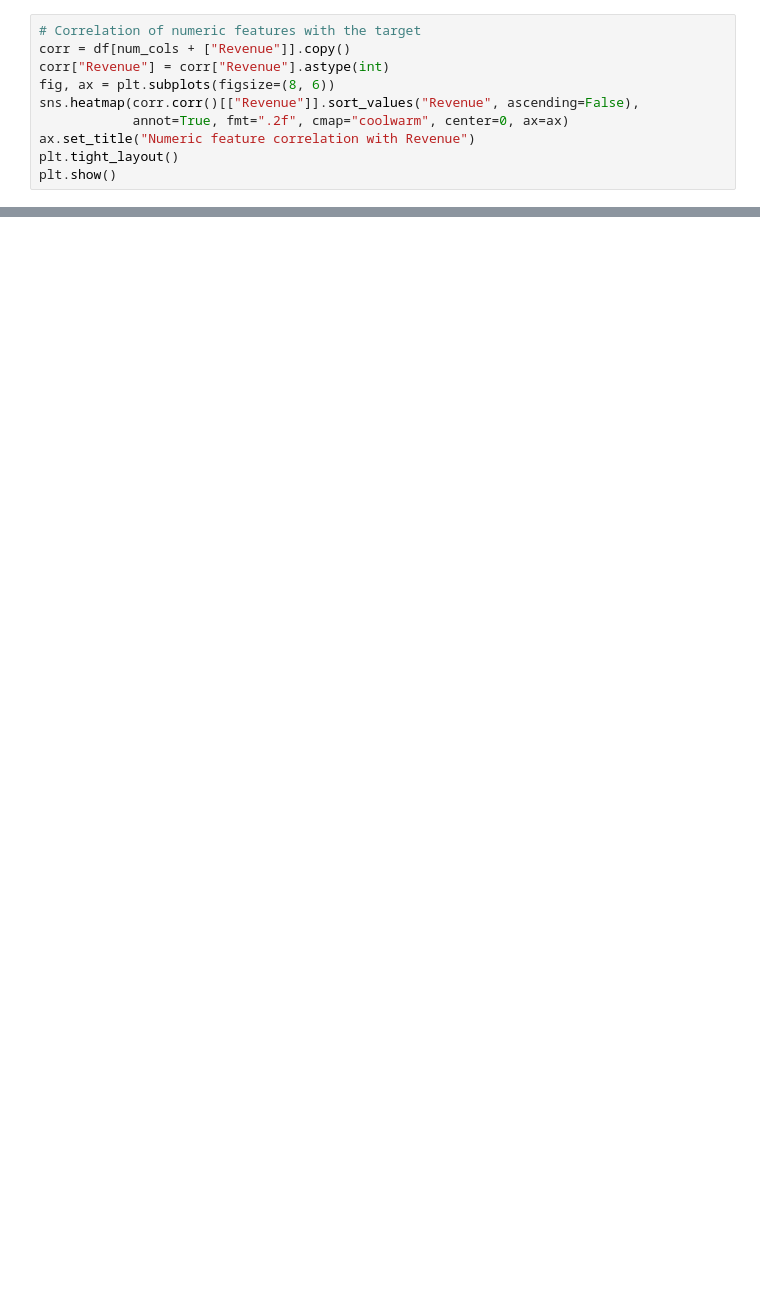
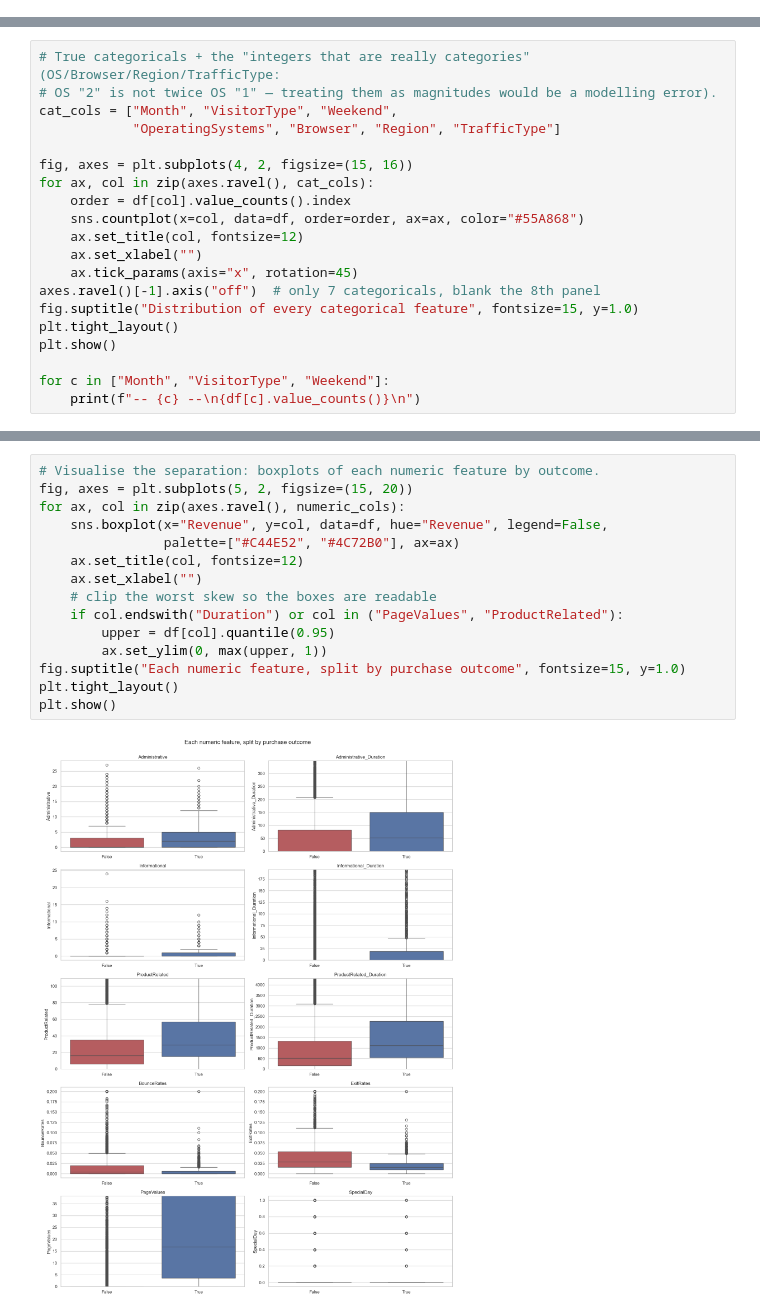
Before and after one commit to Ozougwu/MLOPs-Project, a Jupyter notebook: notebooks/01_eda.ipynb, the cells around one changed output, grey strips where cells are left out. Cells and saved outputs as stored; diff of their text form; blank space fills up the shorter version.

```diff
--- a/notebooks/01_eda.ipynb
+++ b/notebooks/01_eda.ipynb
@@ -225,10 +0,0 @@ df[num_cols].describe().T.round(2)
-# %%
-# Correlation of numeric features with the target
-corr = df[num_cols + ["Revenue"]].copy()
-corr["Revenue"] = corr["Revenue"].astype(int)
-fig, ax = plt.subplots(figsize=(8, 6))
-sns.heatmap(corr.corr()[["Revenue"]].sort_values("Revenue", ascending=False),
-            annot=True, fmt=".2f", cmap="coolwarm", center=0, ax=ax)
-ax.set_title("Numeric feature correlation with Revenue")
-plt.tight_layout()
-plt.show()
@@ -258,0 +135,20 @@ Next: **Sprint 1** — turn the range/uniqueness/type findings above into a Grea
+# %%
+# True categoricals + the "integers that are really categories" (OS/Browser/Region/TrafficType:
+# OS "2" is not twice OS "1" — treating them as magnitudes would be a modelling error).
+cat_cols = ["Month", "VisitorType", "Weekend",
+            "OperatingSystems", "Browser", "Region", "TrafficType"]
+
+fig, axes = plt.subplots(4, 2, figsize=(15, 16))
+for ax, col in zip(axes.ravel(), cat_cols):
+    order = df[col].value_counts().index
+    sns.countplot(x=col, data=df, order=order, ax=ax, color="#55A868")
+    ax.set_title(col, fontsize=12)
+    ax.set_xlabel("")
+    ax.tick_params(axis="x", rotation=45)
+axes.ravel()[-1].axis("off")  # only 7 categoricals, blank the 8th panel
+fig.suptitle("Distribution of every categorical feature", fontsize=15, y=1.0)
+plt.tight_layout()
+plt.show()
+
+for c in ["Month", "VisitorType", "Weekend"]:
+    print(f"-- {c} --\n{df[c].value_counts()}\n")
@@ -258,0 +207,17 @@ Next: **Sprint 1** — turn the range/uniqueness/type findings above into a Grea
+# %%
+# Visualise the separation: boxplots of each numeric feature by outcome.
+fig, axes = plt.subplots(5, 2, figsize=(15, 20))
+for ax, col in zip(axes.ravel(), numeric_cols):
+    sns.boxplot(x="Revenue", y=col, data=df, hue="Revenue", legend=False,
+                palette=["#C44E52", "#4C72B0"], ax=ax)
+    ax.set_title(col, fontsize=12)
+    ax.set_xlabel("")
+    # clip the worst skew so the boxes are readable
+    if col.endswith("Duration") or col in ("PageValues", "ProductRelated"):
+        upper = df[col].quantile(0.95)
+        ax.set_ylim(0, max(upper, 1))
+fig.suptitle("Each numeric feature, split by purchase outcome", fontsize=15, y=1.0)
+plt.tight_layout()
+plt.show()
+# %% [output]
+[figure, added]
```
Also changed, not shown: parts of 45 cells of this notebook, 50 other files.
